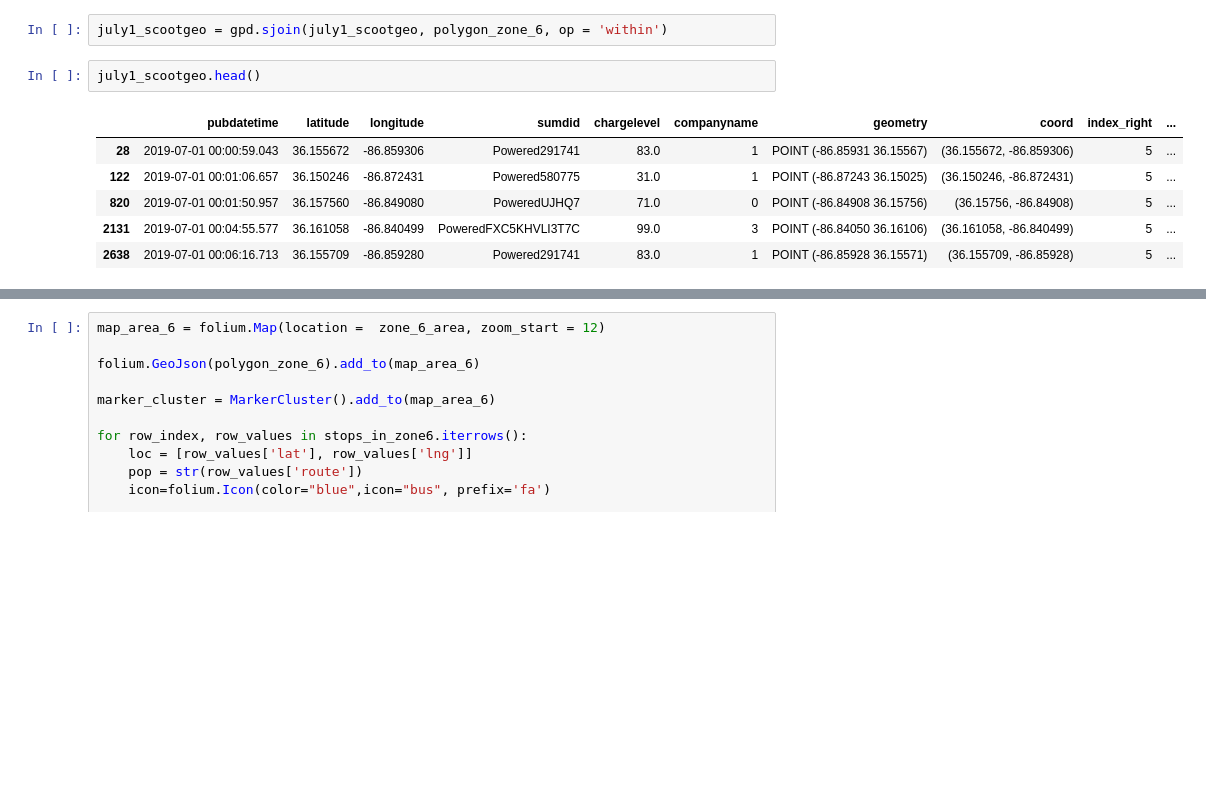
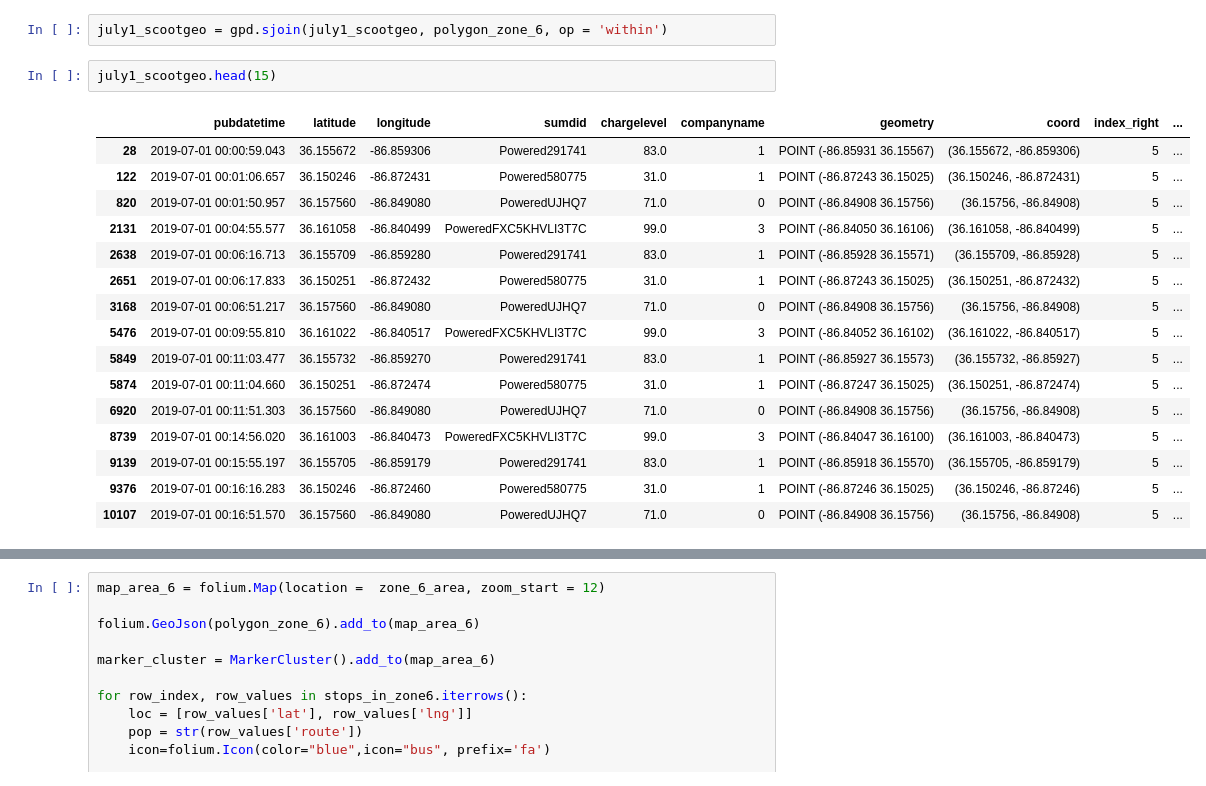
Before and after one commit to Quezadajl/nashville-scooters-project, a Jupyter notebook: notebooks/scooterrific_geopandas_explore.ipynb, the cells around one changed output, grey strips where cells are left out. Cells and saved outputs as stored; diff of their text form; blank space fills up the shorter version.

```diff
--- a/notebooks/scooterrific_geopandas_explore.ipynb
+++ b/notebooks/scooterrific_geopandas_explore.ipynb
@@ -248,11 +248,21 @@ july1_scootgeo = gpd.GeoDataFrame(july_1_scooters,
 # %%
 july1_scootgeo = gpd.sjoin(july1_scootgeo, polygon_zone_6, op = 'within')
 # %%
-july1_scootgeo.head()
+july1_scootgeo.head(15)
 # %% [output]
 |  | pubdatetime | latitude | longitude | sumdid | chargelevel | companyname | geometry | coord | index_right | ... |
 | 28 | 2019-07-01 00:00:59.043 | 36.155672 | -86.859306 | Powered291741 | 83.0 | 1 | POINT (-86.85931 36.15567) | (36.155672, -86.859306) | 5 | ... |
 | 122 | 2019-07-01 00:01:06.657 | 36.150246 | -86.872431 | Powered580775 | 31.0 | 1 | POINT (-86.87243 36.15025) | (36.150246, -86.872431) | 5 | ... |
 | 820 | 2019-07-01 00:01:50.957 | 36.157560 | -86.849080 | PoweredUJHQ7 | 71.0 | 0 | POINT (-86.84908 36.15756) | (36.15756, -86.84908) | 5 | ... |
 | 2131 | 2019-07-01 00:04:55.577 | 36.161058 | -86.840499 | PoweredFXC5KHVLI3T7C | 99.0 | 3 | POINT (-86.84050 36.16106) | (36.161058, -86.840499) | 5 | ... |
 | 2638 | 2019-07-01 00:06:16.713 | 36.155709 | -86.859280 | Powered291741 | 83.0 | 1 | POINT (-86.85928 36.15571) | (36.155709, -86.85928) | 5 | ... |
+| 2651 | 2019-07-01 00:06:17.833 | 36.150251 | -86.872432 | Powered580775 | 31.0 | 1 | POINT (-86.87243 36.15025) | (36.150251, -86.872432) | 5 | ... |
+| 3168 | 2019-07-01 00:06:51.217 | 36.157560 | -86.849080 | PoweredUJHQ7 | 71.0 | 0 | POINT (-86.84908 36.15756) | (36.15756, -86.84908) | 5 | ... |
+| 5476 | 2019-07-01 00:09:55.810 | 36.161022 | -86.840517 | PoweredFXC5KHVLI3T7C | 99.0 | 3 | POINT (-86.84052 36.16102) | (36.161022, -86.840517) | 5 | ... |
+| 5849 | 2019-07-01 00:11:03.477 | 36.155732 | -86.859270 | Powered291741 | 83.0 | 1 | POINT (-86.85927 36.15573) | (36.155732, -86.85927) | 5 | ... |
+| 5874 | 2019-07-01 00:11:04.660 | 36.150251 | -86.872474 | Powered580775 | 31.0 | 1 | POINT (-86.87247 36.15025) | (36.150251, -86.872474) | 5 | ... |
+| 6920 | 2019-07-01 00:11:51.303 | 36.157560 | -86.849080 | PoweredUJHQ7 | 71.0 | 0 | POINT (-86.84908 36.15756) | (36.15756, -86.84908) | 5 | ... |
+| 8739 | 2019-07-01 00:14:56.020 | 36.161003 | -86.840473 | PoweredFXC5KHVLI3T7C | 99.0 | 3 | POINT (-86.84047 36.16100) | (36.161003, -86.840473) | 5 | ... |
+| 9139 | 2019-07-01 00:15:55.197 | 36.155705 | -86.859179 | Powered291741 | 83.0 | 1 | POINT (-86.85918 36.15570) | (36.155705, -86.859179) | 5 | ... |
+| 9376 | 2019-07-01 00:16:16.283 | 36.150246 | -86.872460 | Powered580775 | 31.0 | 1 | POINT (-86.87246 36.15025) | (36.150246, -86.87246) | 5 | ... |
+| 10107 | 2019-07-01 00:16:51.570 | 36.157560 | -86.849080 | PoweredUJHQ7 | 71.0 | 0 | POINT (-86.84908 36.15756) | (36.15756, -86.84908) | 5 | ... |
```
Also changed, not shown: parts of 10 cells of this notebook, 8 other files.
